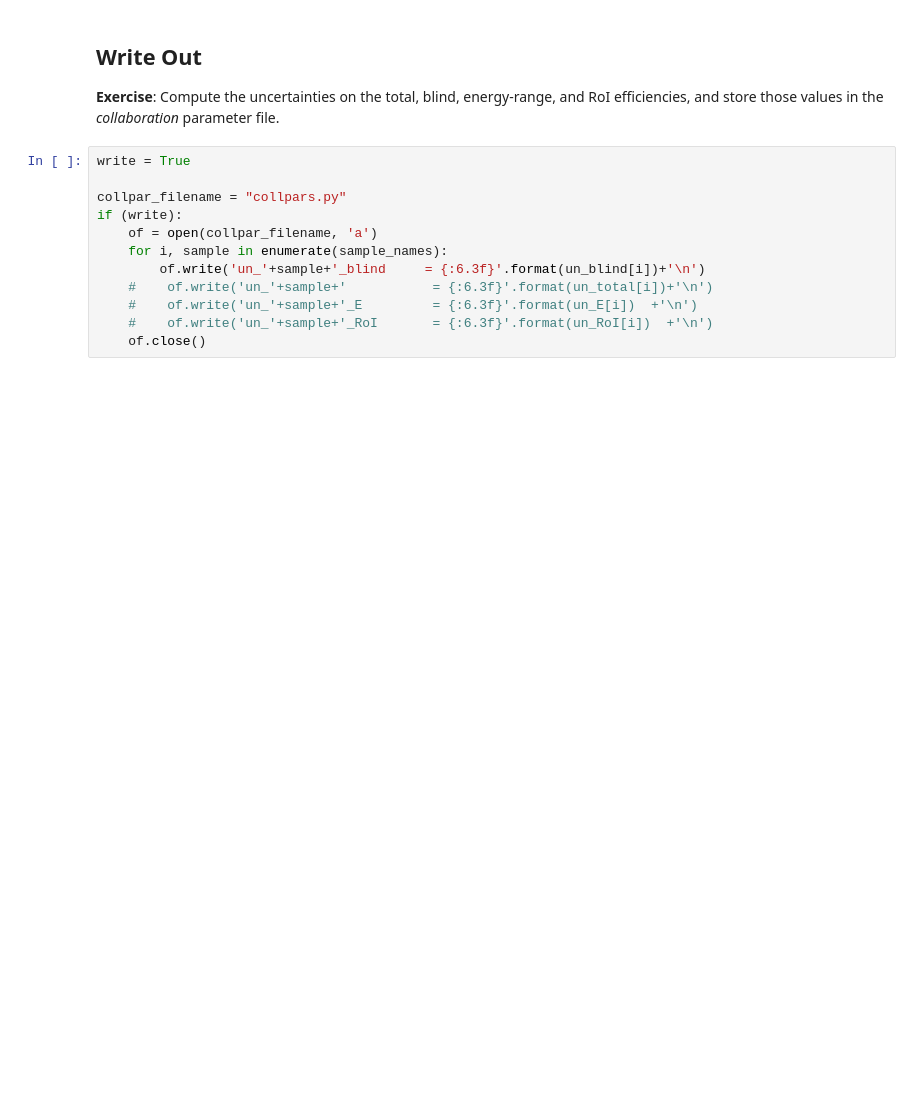
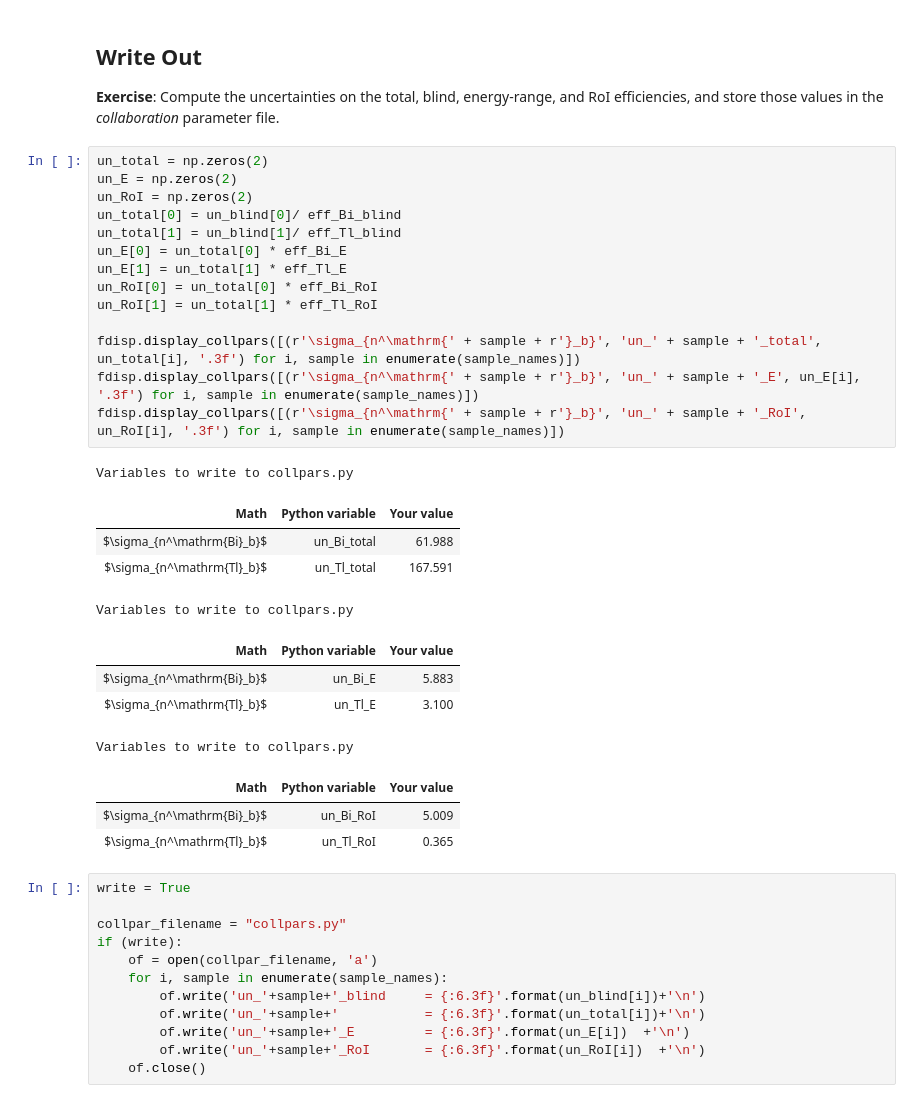
Before and after one commit to Godanitt/Grupo_beta_DM, a Jupyter notebook: notebooks/guide/fanal_bkg_uncertainties.ipynb, the cells around one changed output. Drawn from its saved outputs; the diff is of its cells as text; blank space fills up the shorter version.

```diff
--- a/notebooks/guide/fanal_bkg_uncertainties.ipynb
+++ b/notebooks/guide/fanal_bkg_uncertainties.ipynb
@@ -231,6 +229,33 @@ Variables to write to collpars.py
 ## Write Out
 
 **Exercise**: Compute the uncertainties on the total, blind, energy-range, and RoI efficiencies, and store those values in the *collaboration* parameter file.
+# %%
+un_total = np.zeros(2)
+un_E = np.zeros(2)
+un_RoI = np.zeros(2)
+un_total[0] = un_blind[0]/ eff_Bi_blind
+un_total[1] = un_blind[1]/ eff_Tl_blind
+un_E[0] = un_total[0] * eff_Bi_E
+un_E[1] = un_total[1] * eff_Tl_E
+un_RoI[0] = un_total[0] * eff_Bi_RoI
+un_RoI[1] = un_total[1] * eff_Tl_RoI
+
+fdisp.display_collpars([(r'\sigma_{n^\mathrm{' + sample + r'}_b}', 'un_' + sample + '_total', un_total[i], '.3f') for i, sample in enumerate(sample_names)])
+fdisp.display_collpars([(r'\sigma_{n^\mathrm{' + sample + r'}_b}', 'un_' + sample + '_E', un_E[i], '.3f') for i, sample in enumerate(sample_names)])
+fdisp.display_collpars([(r'\sigma_{n^\mathrm{' + sample + r'}_b}', 'un_' + sample + '_RoI', un_RoI[i], '.3f') for i, sample in enumerate(sample_names)])
+# %% [output]
+Variables to write to collpars.py
+| Math | Python variable | Your value |
+| $\sigma_{n^\mathrm{Bi}_b}$ | un_Bi_total | 61.988 |
+| $\sigma_{n^\mathrm{Tl}_b}$ | un_Tl_total | 167.591 |
+Variables to write to collpars.py
+| Math | Python variable | Your value |
+| $\sigma_{n^\mathrm{Bi}_b}$ | un_Bi_E | 5.883 |
+| $\sigma_{n^\mathrm{Tl}_b}$ | un_Tl_E | 3.100 |
+Variables to write to collpars.py
+| Math | Python variable | Your value |
+| $\sigma_{n^\mathrm{Bi}_b}$ | un_Bi_RoI | 5.009 |
+| $\sigma_{n^\mathrm{Tl}_b}$ | un_Tl_RoI | 0.365 |
 # %%
 write = True
 
@@ -239,7 +264,7 @@ if (write):
     of = open(collpar_filename, 'a')
     for i, sample in enumerate(sample_names):
         of.write('un_'+sample+'_blind     = {:6.3f}'.format(un_blind[i])+'\n')
-    #    of.write('un_'+sample+'           = {:6.3f}'.format(un_total[i])+'\n')
-    #    of.write('un_'+sample+'_E         = {:6.3f}'.format(un_E[i])  +'\n')
-    #    of.write('un_'+sample+'_RoI       = {:6.3f}'.format(un_RoI[i])  +'\n')
+        of.write('un_'+sample+'           = {:6.3f}'.format(un_total[i])+'\n')
+        of.write('un_'+sample+'_E         = {:6.3f}'.format(un_E[i])  +'\n')
+        of.write('un_'+sample+'_RoI       = {:6.3f}'.format(un_RoI[i])  +'\n')
     of.close()
```
Also changed, not shown: parts of 10 cells of this notebook.
